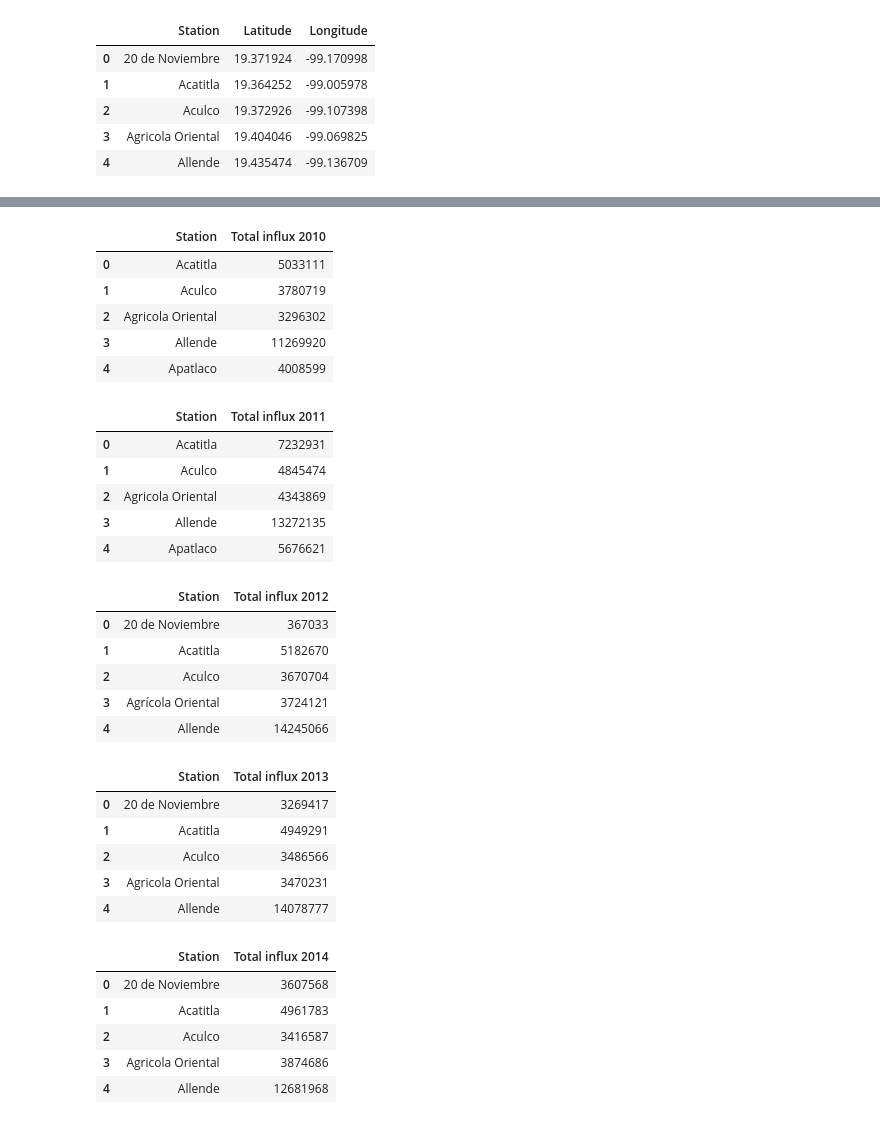
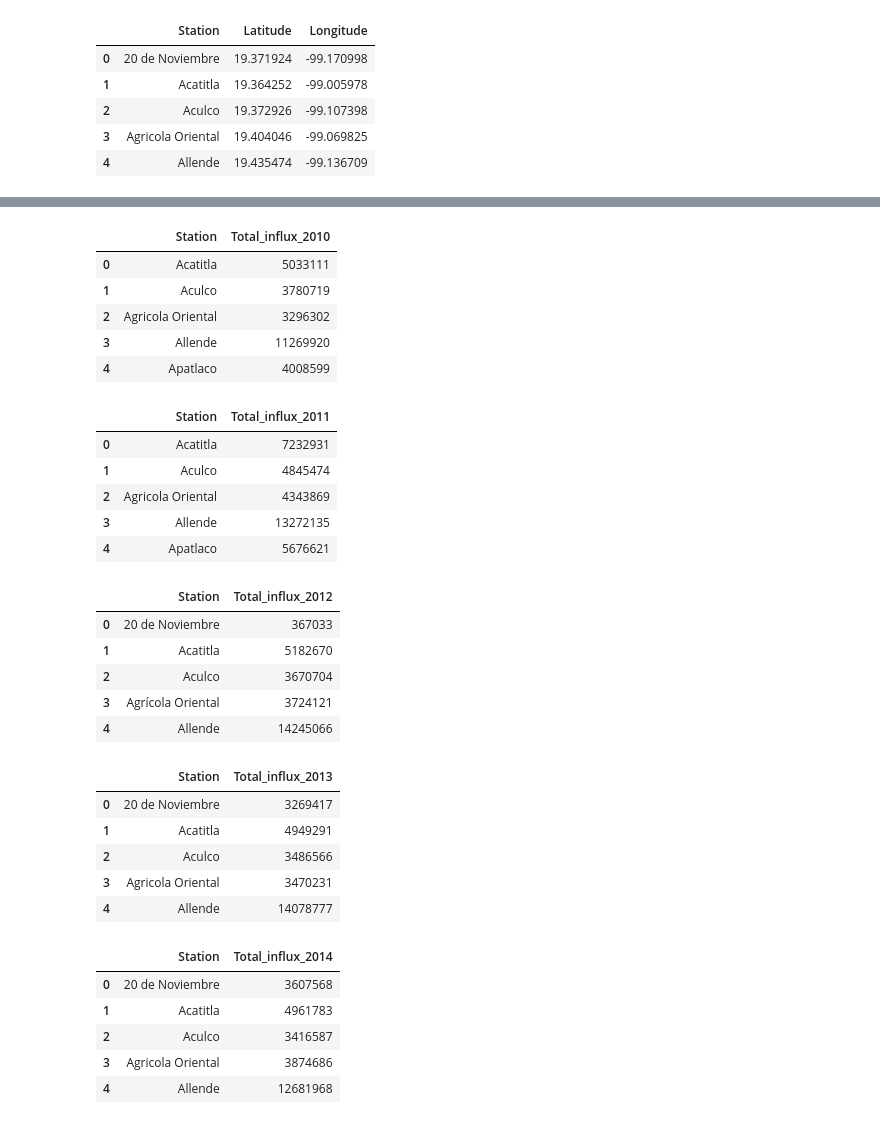
Before and after one commit to btellobravo/javadabadoo, a Jupyter notebook: SQLALCHEMY.PY2.ipynb, the cells around one changed output, grey strips where cells are left out. Saved outputs shown, nothing was run; the diff lists cells and outputs as text; code cells hidden in the pictures.

Commit message:
sql updated and incomplete data frame

```diff
--- a/SQLALCHEMY.PY2.ipynb
+++ b/SQLALCHEMY.PY2.ipynb
@@ -239,16 +217,16 @@ last_estaciones.to_csv("Resources/Clean_Stations.csv", index=False)
 # %%
 new_metro_2010= metro_2010_df.groupby(["Station"])
 
 total_influx_2010=new_metro_2010['Influx'].sum()
 
 
-new_metro_2010_df=pd.DataFrame({"Total influx 2010":total_influx_2010})
+new_metro_2010_df=pd.DataFrame({"Total_influx_2010":total_influx_2010})
 
 
 new_metro_2010_df_clean=new_metro_2010_df.reset_index()
 new_metro_2010_df_clean.head()
 # %% [output]
-|  | Station | Total influx 2010 |
+|  | Station | Total_influx_2010 |
 | 0 | Acatitla | 5033111 |
 | 1 | Aculco | 3780719 |
 | 2 | Agricola Oriental | 3296302 |
@@ -260,13 +238,13 @@ new_metro_2011= metro_2011_df.groupby(["Station"])
 total_influx_2011=new_metro_2011['Influx'].sum()
 
 
-new_metro_2011_df=pd.DataFrame({"Total influx 2011":total_influx_2011})
+new_metro_2011_df=pd.DataFrame({"Total_influx_2011":total_influx_2011})
 
 
 new_metro_2011_df_clean=new_metro_2011_df.reset_index()
 new_metro_2011_df_clean.head()
 # %% [output]
-|  | Station | Total influx 2011 |
+|  | Station | Total_influx_2011 |
 | 0 | Acatitla | 7232931 |
 | 1 | Aculco | 4845474 |
 | 2 | Agricola Oriental | 4343869 |
@@ -278,13 +256,13 @@ new_metro_2012= metro_2012_df.groupby(["Station"])
 total_influx_2012=new_metro_2012['Influx'].sum()
 
 
-new_metro_2012_df=pd.DataFrame({"Total influx 2012":total_influx_2012})
+new_metro_2012_df=pd.DataFrame({"Total_influx_2012":total_influx_2012})
 
 
 new_metro_2012_df_clean=new_metro_2012_df.reset_index()
 new_metro_2012_df_clean.head()
 # %% [output]
-|  | Station | Total influx 2012 |
+|  | Station | Total_influx_2012 |
 | 0 | 20 de Noviembre | 367033 |
 | 1 | Acatitla | 5182670 |
 | 2 | Aculco | 3670704 |
@@ -296,13 +274,13 @@ new_metro_2013= metro_2013_df.groupby(["Station"])
 total_influx_2013=new_metro_2013['Influx'].sum()
 
 
-new_metro_2013_df=pd.DataFrame({"Total influx 2013":total_influx_2013})
+new_metro_2013_df=pd.DataFrame({"Total_influx_2013":total_influx_2013})
 
 
 new_metro_2013_df_clean=new_metro_2013_df.reset_index()
 new_metro_2013_df_clean.head()
 # %% [output]
-|  | Station | Total influx 2013 |
+|  | Station | Total_influx_2013 |
 | 0 | 20 de Noviembre | 3269417 |
 | 1 | Acatitla | 4949291 |
 | 2 | Aculco | 3486566 |
@@ -314,13 +292,13 @@ new_metro_2014= metro_2014_df.groupby(["Station"])
 total_influx_2014=new_metro_2014['Influx'].sum()
 
 
-new_metro_2014_df=pd.DataFrame({"Total influx 2014":total_influx_2014})
+new_metro_2014_df=pd.DataFrame({"Total_influx_2014":total_influx_2014})
 
 
 new_metro_2014_df_clean=new_metro_2014_df.reset_index()
 new_metro_2014_df_clean.head()
 # %% [output]
-|  | Station | Total influx 2014 |
+|  | Station | Total_influx_2014 |
 | 0 | 20 de Noviembre | 3607568 |
 | 1 | Acatitla | 4961783 |
 | 2 | Aculco | 3416587 |
```
Also changed, not shown: parts of 11 cells of this notebook, 2 other files.
